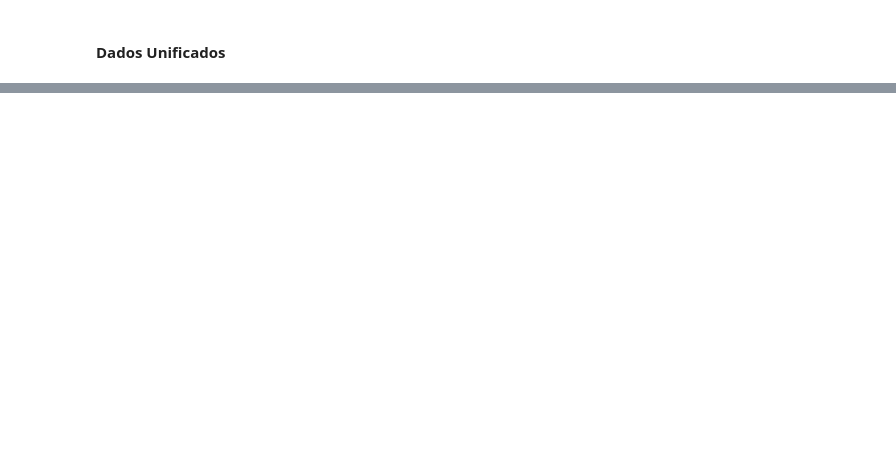
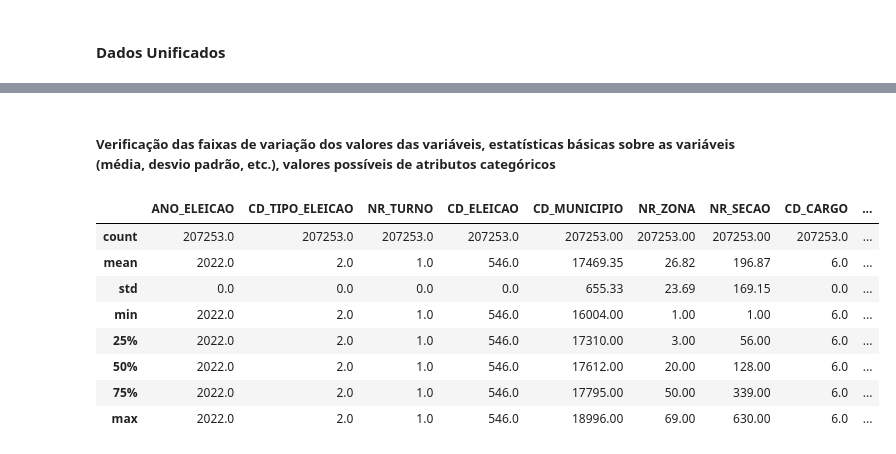
Before and after one commit to Adgmariz/dados_eleitorais_espacialiazados, a Jupyter notebook: dados_eleitorais.ipynb, the cells around one changed output, grey strips where cells are left out. Cells and saved outputs as stored; diff of their text form; code cells hidden in the pictures; blank space fills up the shorter version.

```diff
--- a/dados_eleitorais.ipynb
+++ b/dados_eleitorais.ipynb
@@ -6,5 +6,7 @@ import io
 import pandas as pd
 import unicodedata
 import re
+# %%
+pd.options.display.max_columns = None
 # %% [markdown]
 #### Dados Votação
@@ -120,0 +156,23 @@ df_unificado.head()
+# %% [markdown]
+##### Verificação das faixas de variação dos valores das variáveis, estatísticas básicas sobre as variáveis (média, desvio padrão, etc.), valores possíveis de atributos categóricos
+# %%
+# Estatísticas básicas para variáveis numéricas, arredondadas
+numeric_stats = df_unificado.describe().round(2)
+
+# Estatísticas adicionais: média, desvio padrão e faixa, arredondadas
+additional_stats = df_unificado.select_dtypes(include=['number']).agg(['mean', 'std', 'min', 'max']).round(2)
+
+# Valores únicos para variáveis categóricas
+categorical_values = {col: df_unificado[col].unique() for col in df_unificado.select_dtypes(include=['object']).columns}
+# %%
+numeric_stats
+# %% [output]
+|  | ANO_ELEICAO | CD_TIPO_ELEICAO | NR_TURNO | CD_ELEICAO | CD_MUNICIPIO | NR_ZONA | NR_SECAO | CD_CARGO | ... |
+| count | 207253.0 | 207253.0 | 207253.0 | 207253.0 | 207253.00 | 207253.00 | 207253.00 | 207253.0 | ... |
+| mean | 2022.0 | 2.0 | 1.0 | 546.0 | 17469.35 | 26.82 | 196.87 | 6.0 | ... |
+| std | 0.0 | 0.0 | 0.0 | 0.0 | 655.33 | 23.69 | 169.15 | 0.0 | ... |
+| min | 2022.0 | 2.0 | 1.0 | 546.0 | 16004.00 | 1.00 | 1.00 | 6.0 | ... |
+| 25% | 2022.0 | 2.0 | 1.0 | 546.0 | 17310.00 | 3.00 | 56.00 | 6.0 | ... |
+| 50% | 2022.0 | 2.0 | 1.0 | 546.0 | 17612.00 | 20.00 | 128.00 | 6.0 | ... |
+| 75% | 2022.0 | 2.0 | 1.0 | 546.0 | 17795.00 | 50.00 | 339.00 | 6.0 | ... |
+| max | 2022.0 | 2.0 | 1.0 | 546.0 | 18996.00 | 69.00 | 630.00 | 6.0 | ... |
```
Also changed, not shown: parts of 16 cells of this notebook.
